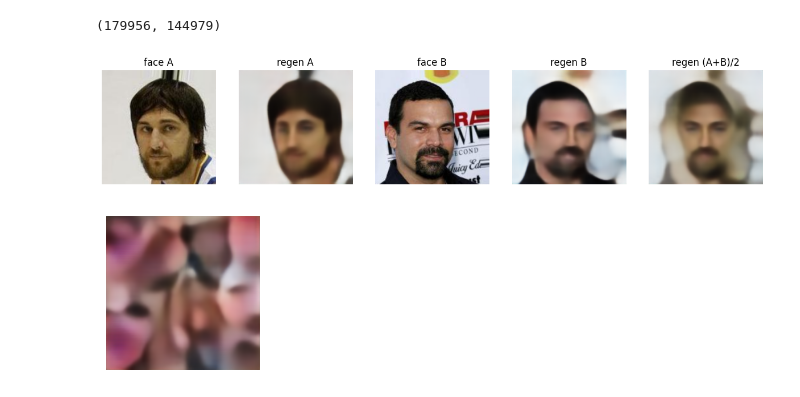
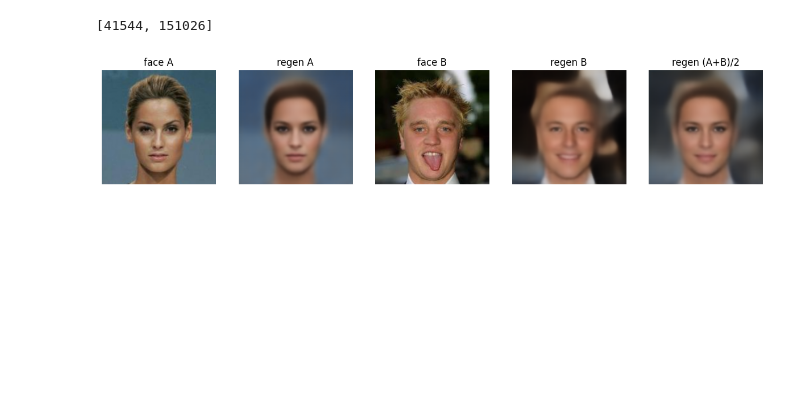
Before and after one commit to zeux/mlexp, a Jupyter notebook: faces/faceenc.ipynb, the cells around one changed output. Drawn from its saved outputs; the diff is of its cells as text; code cells hidden in the pictures; blank space fills up the shorter version.

```diff
--- a/faces/faceenc.ipynb
+++ b/faces/faceenc.ipynb
@@ -63,7 +63,7 @@ dataset = ImageDataset('../img_align_celeba', transform=lambda img: img_resize(i
 dataset_aug = ImageDataset('../img_align_celeba', transform=lambda img: img_resize(img, img_augment))
 # %%
 class FaceNet(nn.Module):
-    def __init__(self, n_hidden=128, n_embed=256):
+    def __init__(self, n_hidden=256, n_embed=128):
         super().__init__()
         assert(n_hidden % 8 == 0)
         # encoder is following VGG-11
@@ -140,5 +140,6 @@ class FaceNet(nn.Module):
         return F.mse_loss(p, y)
 # %%
 net = FaceNet().to(device)
-trainer.train(net, D.DataLoader(dataset, batch_size=64, shuffle=True, num_workers=4, pin_memory=True), batch_limit=100, epochs=100)
+# not using augmentation atm as it's rather slow :-/
+trainer.train(net, D.DataLoader(dataset, batch_size=64, shuffle=True, num_workers=4, pin_memory=True), batch_limit=100, epochs=150)
 # %% [output]
@@ -147,21 +148,19 @@ KeyboardInterrupt:
 # %%
-for p in [(torch.randint(200000, (1,)).item(), torch.randint(200000, (1,)).item())]:
+dsl = len(dataset)
+
+for p in [torch.randint(dsl, (2,)).tolist()]:
     print(p)
     x1 = dataset[p[0]][0]
     e1 = net.encoder(x1.to(device))
     y1 = net.decoder(e1).cpu().detach()
 
     x2 = dataset[p[1]][0]
     e2 = net.encoder(x2.to(device))
     y2 = net.decoder(e2).cpu().detach()
 
     y12 = net.decoder((e1+e2)/2).cpu().detach()
 
     displayn([(x1, "face A"), (y1, "regen A"), (x2, "face B"), (y2, "regen B"), (y12, "regen (A+B)/2")])
-
-yr = net.decoder(torch.randn(256).to(device))
-display(yr.cpu().detach())
 # %% [output]
-(179956, 144979)
+[41544, 151026]
-[figure, old version]
+[figure, new version]
-[figure, removed]
```
Also changed, not shown: parts of 3 cells of this notebook.
